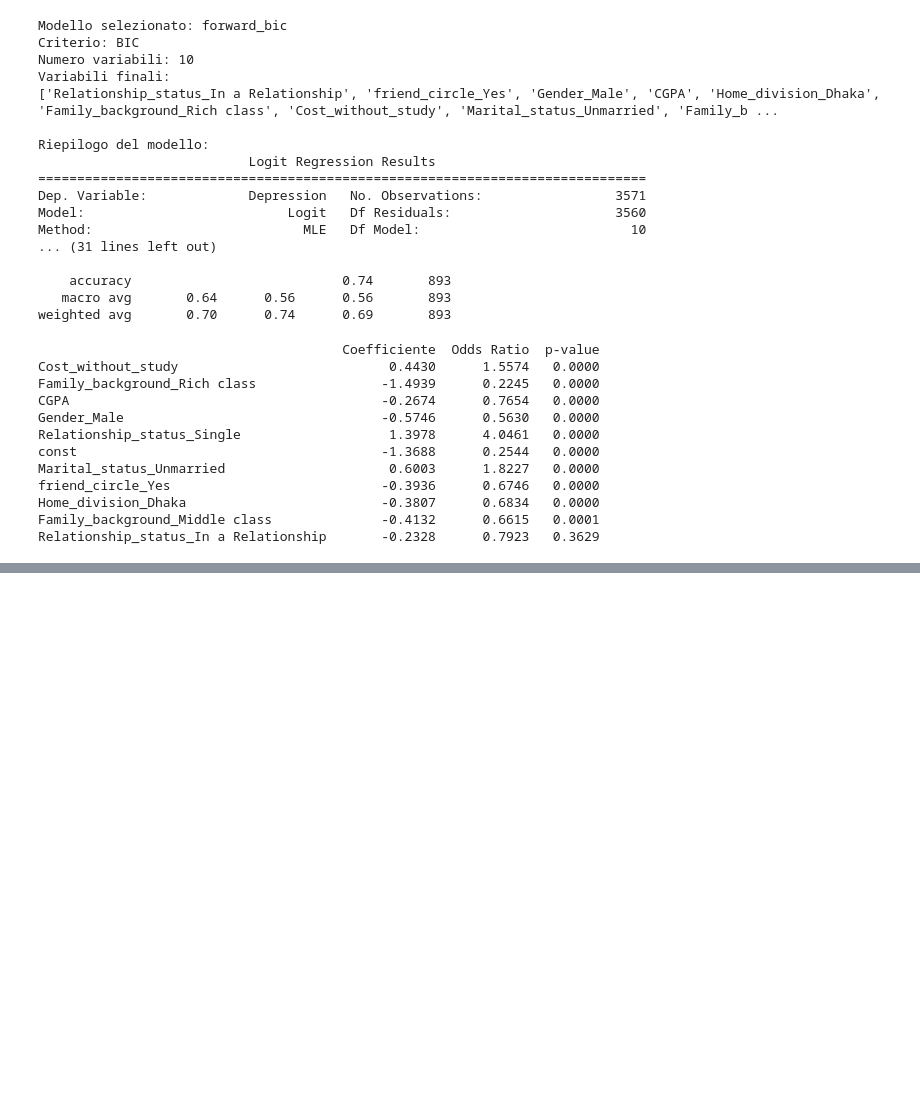
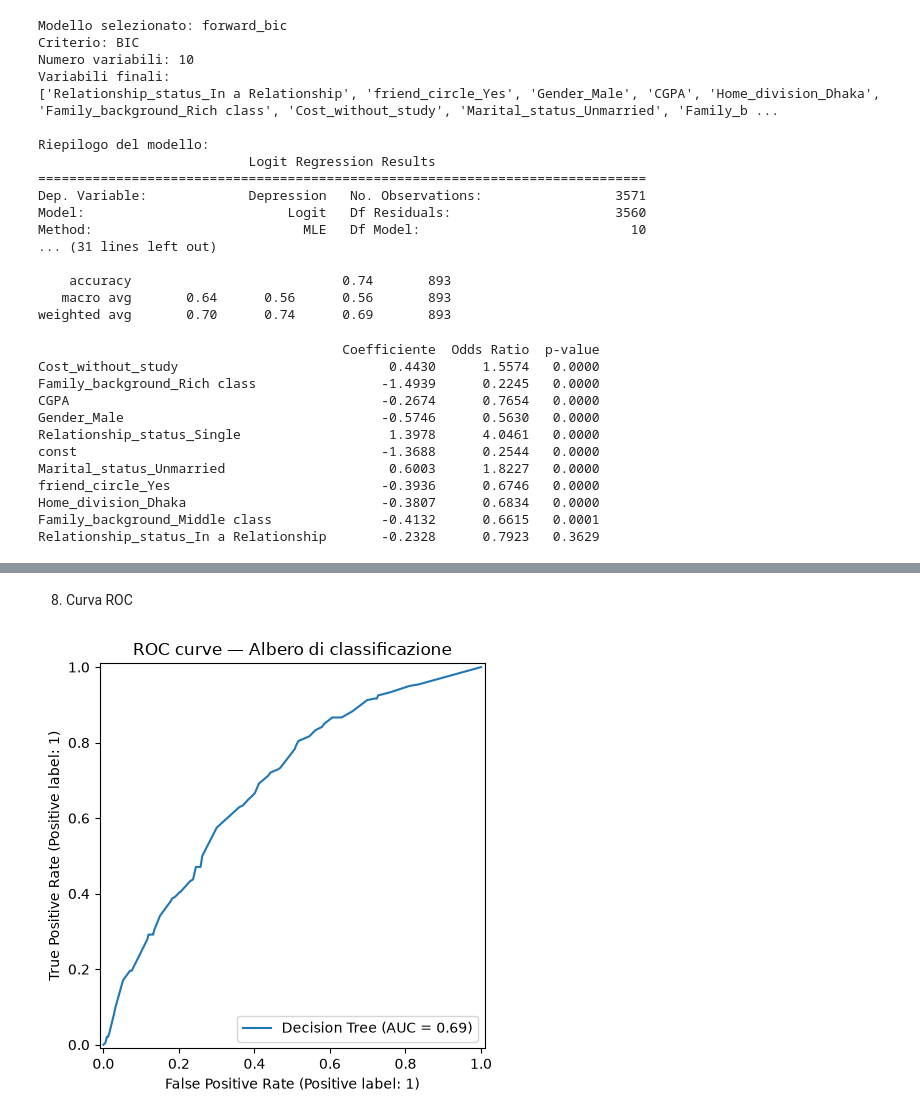
Before and after one commit to DinuIustinAdrian/final_project_data_science, a Jupyter notebook: Student_depression.ipynb, the cells around one changed output, grey strips where cells are left out. Saved outputs shown, nothing was run; the diff lists cells and outputs as text; code cells hidden in the pictures; blank space fills up the shorter version.

Commit message:
Aggiunta albero di classificazione

```diff
--- a/Student_depression.ipynb
+++ b/Student_depression.ipynb
@@ -1862,0 +2130,18 @@ Relationship_status_In a Relationship       -0.2328      0.7923   0.3629
+# %%
+best_tree = grid_search.best_estimator_
+
+y_pred = best_tree.predict(X_test_encoded)
+y_prob = best_tree.predict_proba(X_test_encoded)[:, 1]
+
+print("Modello finale — Test set")
+print("Accuracy:", round(accuracy_score(y_test, y_pred), 3))
+print("Precision:", round(precision_score(y_test, y_pred), 3))
+print("Recall:", round(recall_score(y_test, y_pred), 3))
+print("F1-score:", round(f1_score(y_test, y_pred), 3))
+print("ROC-AUC:", round(roc_auc_score(y_test, y_prob), 3))
+
+print("\nConfusion matrix:")
+print(confusion_matrix(y_test, y_pred))
+
+print("\nClassification report:")
+print(classification_report(y_test, y_pred))
@@ -1862,0 +2169,14 @@ Relationship_status_In a Relationship       -0.2328      0.7923   0.3629
+# %% [markdown]
+8. Curva ROC
+# %%
+RocCurveDisplay.from_predictions(
+    y_test,
+    y_prob,
+    name="Decision Tree"
+)
+
+plt.title("ROC curve — Albero di classificazione")
+plt.tight_layout()
+plt.show()
+# %% [output]
+[figure, added]
```
Also changed, not shown: parts of 25 cells of this notebook.
